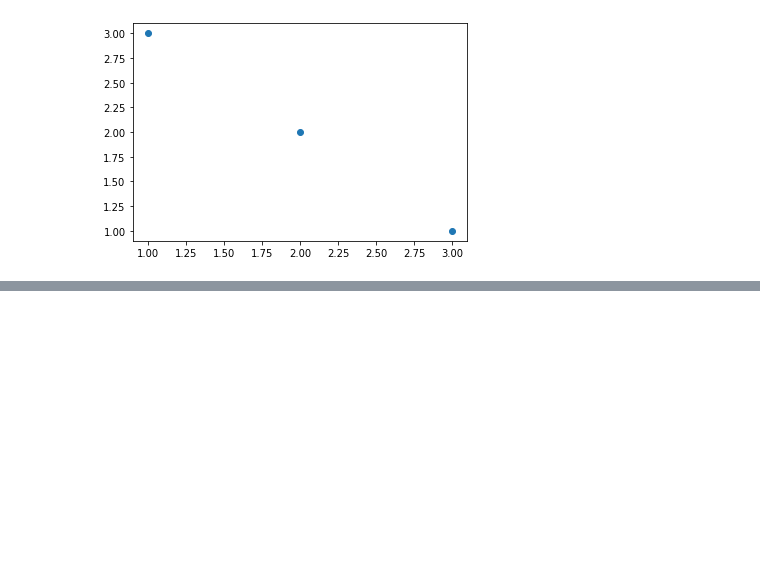
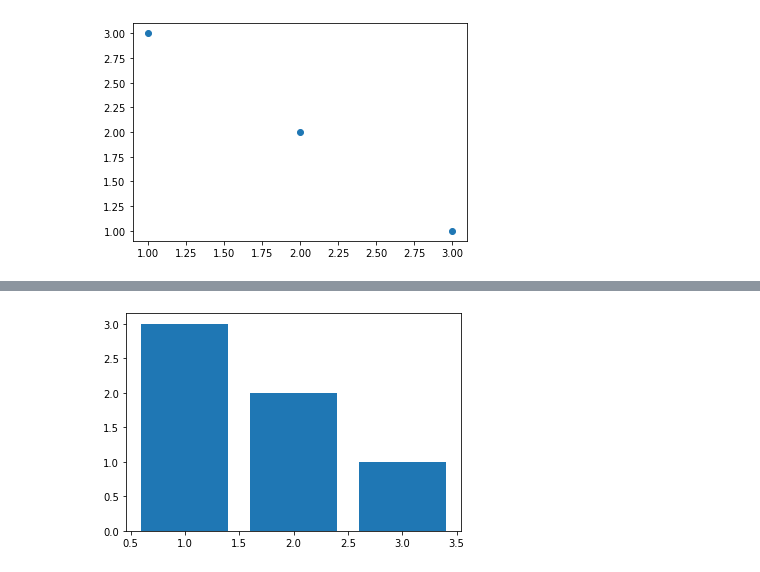
Before and after one commit to havelazcoay/AlgorithmsUN2021II, a Jupyter notebook: laboratorio_1.ipynb, the cells around one changed output, grey strips where cells are left out. Saved outputs shown, nothing was run; the diff lists cells and outputs as text; code cells hidden in the pictures; blank space fills up the shorter version.

```diff
--- a/laboratorio_1.ipynb
+++ b/laboratorio_1.ipynb
@@ -2012,0 +2029,8 @@ plt.show()
+# %%
+##My own example 167: libreria matplotlib diagrama de barras verticales
+import matplotlib.pyplot as plt
+fig, ax = plt.subplots()
+ax.bar([1, 2, 3], [3, 2, 1])
+plt.show()
+# %% [output]
+[figure, added]
```
Also changed, not shown: parts of 37 cells of this notebook.
